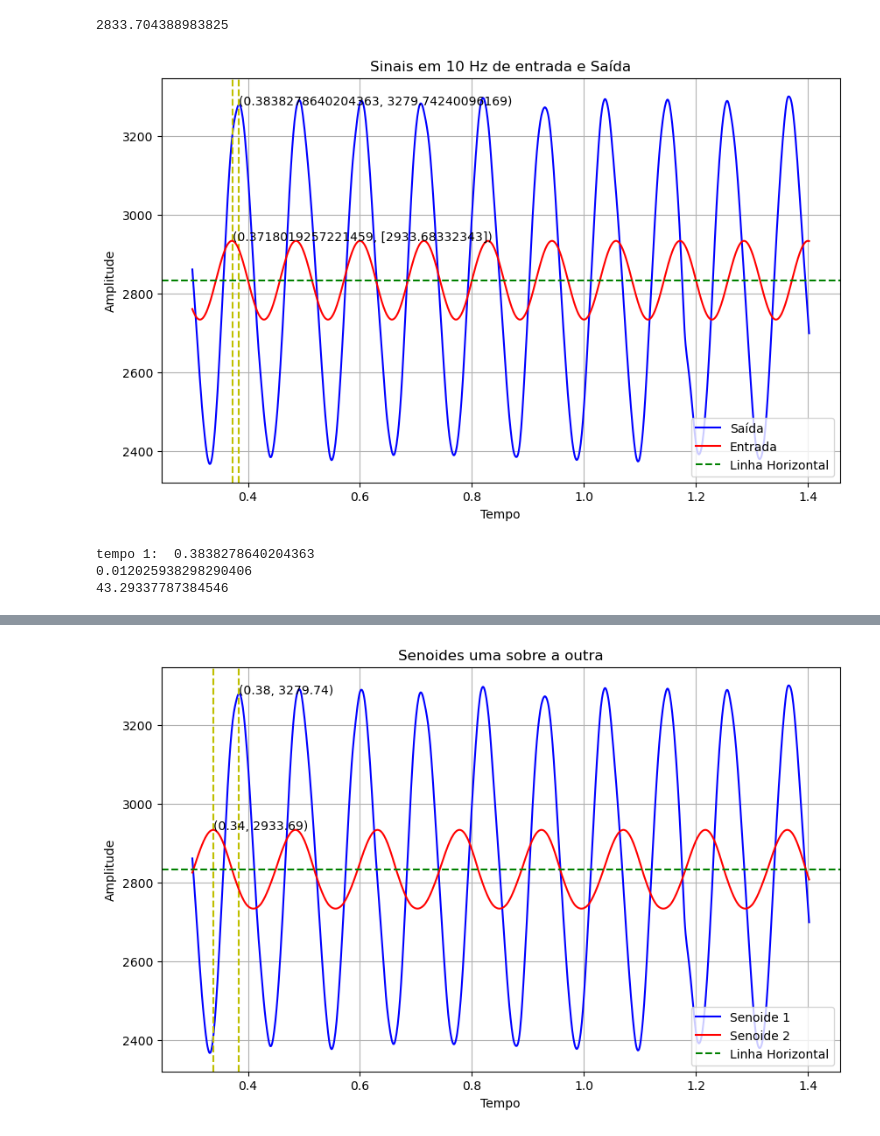
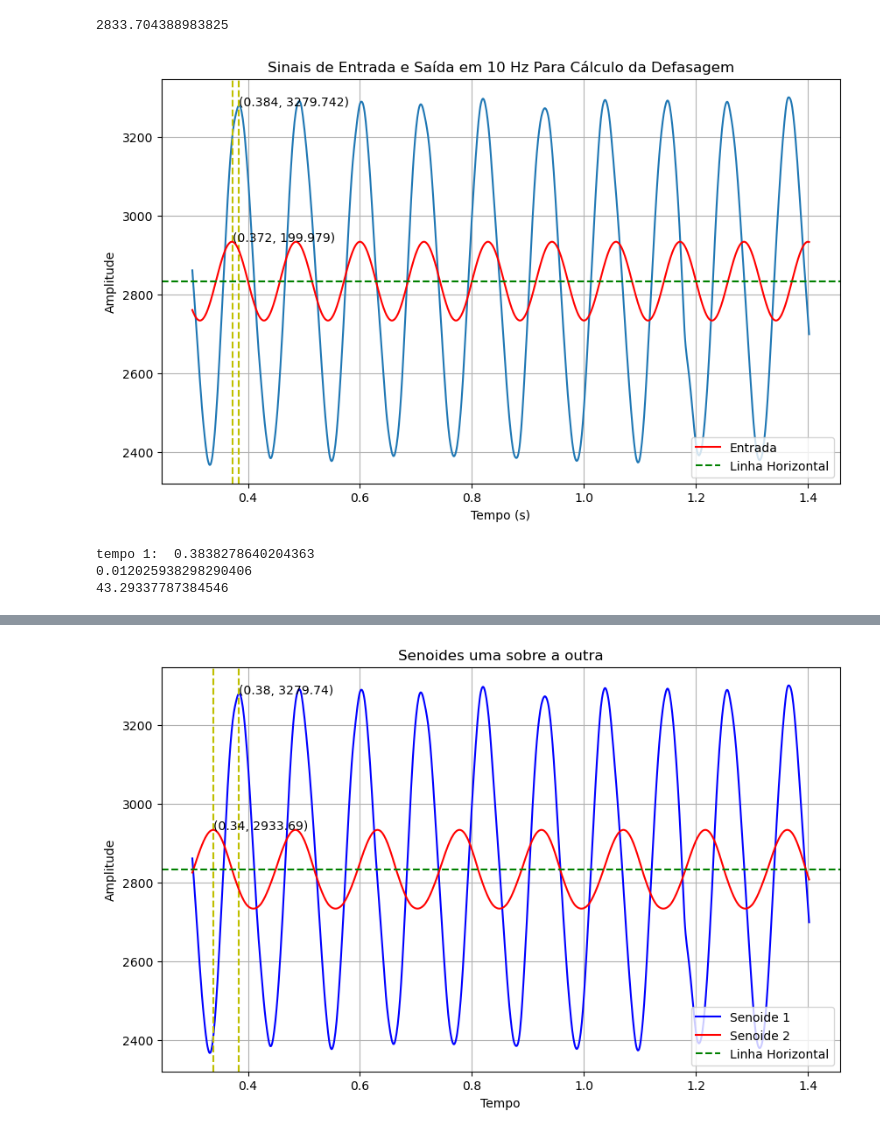
Before and after one commit to camillemotajf/lab_controle, a Jupyter notebook: filtro_data_10rpm_defasagem.ipynb, the cells around one changed output, grey strips where cells are left out. Drawn from its saved outputs; the diff is of its cells as text; code cells hidden in the pictures.

Commit message:
Teste do plot dos grafico pro relatorio

```diff
--- a/filtro_data_10rpm_defasagem.ipynb
+++ b/filtro_data_10rpm_defasagem.ipynb
@@ -187,49 +187,48 @@ print(shiftar)
 data_tensao_shiftada = seno +shiftar-100
 
 plt.figure(figsize=(10, 6))
-plt.plot(t_resumido, amplitude1, label='Saída', color='blue')
-
+# plt.plot(t_resumido, amplitude1, label='Saída', color='blue')
+plt.plot(t_resumido, amplitude1)
 
 # Encontrar os picos da senoide
 picos, _ = find_peaks(amplitude1)
 
 
 
 # Adicionar linhas verticais nos picos
 tempo_pico1 = t_resumido.iloc[picos[0]].iloc[0]  # Selecionando um valor específico
 valor_pico = amplitude1.iloc[picos[0]]  # Usando o valor correspondente ao pico
 plt.axvline(x=tempo_pico1, color='y', linestyle='--')
-plt.text(tempo_pico1, valor_pico, f'({tempo_pico1}, {valor_pico})', color='black')
+plt.text(tempo_pico1, valor_pico, f'({tempo_pico1:.3f}, {valor_pico:.3f})', color='black')
 
 
 picos, _ = find_peaks(data_tensao_shiftada.squeeze())
 
 # for pico in picos:
 tempo_pico2 = t_resumido.iloc[picos[0]].iloc[0]  # Selecionando um valor específico
-valor_pico = data_tensao_shiftada[picos[0]]# Usando o valor correspondente ao pico
+valor_pico = data_tensao_shiftada[picos[0]][0]# Usando o valor correspondente ao pico
 plt.axvline(x=tempo_pico2, color='y', linestyle='--')
-plt.text(tempo_pico2, valor_pico, f'({tempo_pico2}, {valor_pico})', color='black')
-
-
-
+plt.text(tempo_pico2, valor_pico, f'({tempo_pico2:.3f}, {(valor_pico - shiftar + 100):.3f})', color='black')
 
 plt.plot(t_resumido, data_tensao_shiftada, label='Entrada', color='red')
+# plt.plot(t_resumido, (data_tensao_shiftada-shiftar+100))
+
 plt.axhline(y=shiftar, color='g', linestyle='--', label='Linha Horizontal')
-plt.xlabel('Tempo')
+plt.xlabel('Tempo (s)')
 plt.ylabel('Amplitude')
-plt.title('Sinais em 10 Hz de entrada e Saída')
+plt.title('Sinais de Entrada e Saída em 10 Hz Para Cálculo da Defasagem')
 plt.legend()
 plt.grid(True)
 plt.show()
 
 
 deltaT= tempo_pico1-tempo_pico2
 print('tempo 1: ', tempo_pico1)
 print(deltaT)
 fase = 360*deltaT*10
 print(fase)
 # %% [output]
-[figure, old version]
+[figure, new version]
 tempo 1:  0.3838278640204363
 0.012025938298290406
 43.29337787384546
```
Also changed, not shown: parts of 2 cells of this notebook, 1 other file.
